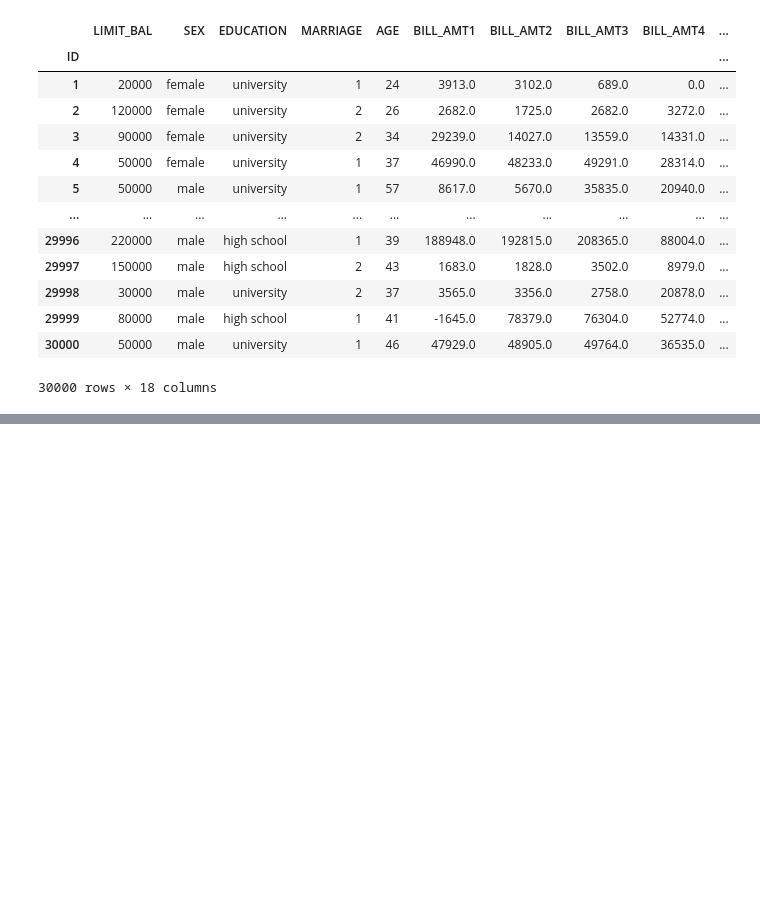
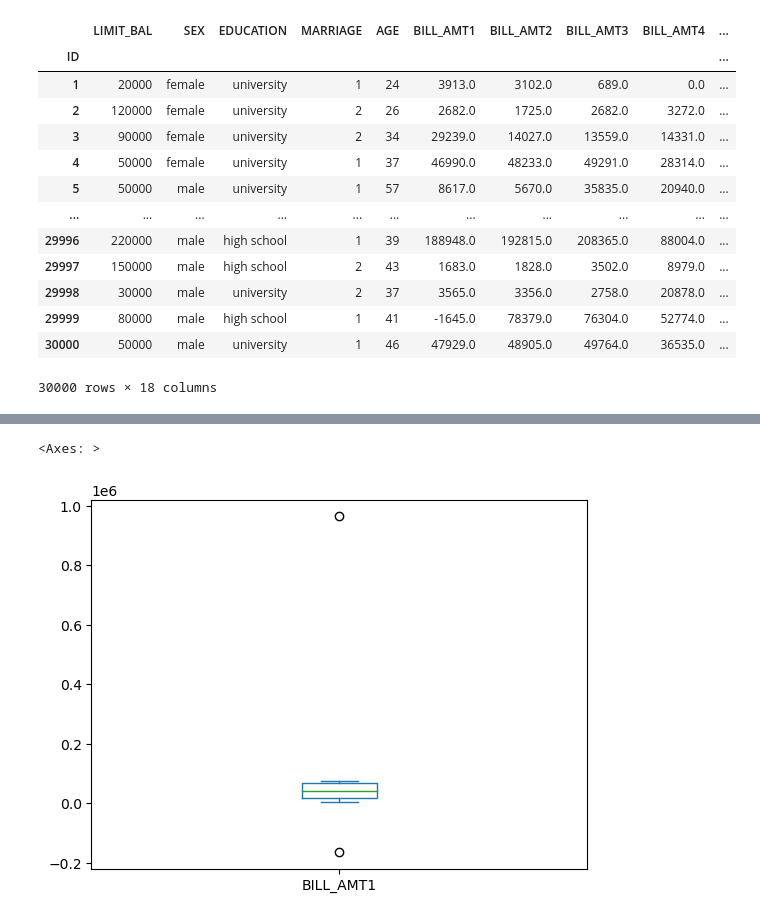
Before and after one commit to manalbayoumi/Project-4, a Jupyter notebook: Project 4 Loan_Defaulter Machine Learning.ipynb, the cells around one changed output, grey strips where cells are left out. Drawn from its saved outputs; the diff is of its cells as text; code cells hidden in the pictures; blank space fills up the shorter version.

```diff
--- a/Project 4 Loan_Defaulter Machine Learning.ipynb
+++ b/Project 4 Loan_Defaulter Machine Learning.ipynb
@@ -209,0 +308,5 @@ dtype: object
+# %%
+temp.describe().plot(kind="box")
+# %% [output]
+<Axes: >
+[figure, added]
```
Also changed, not shown: parts of 31 cells of this notebook.
